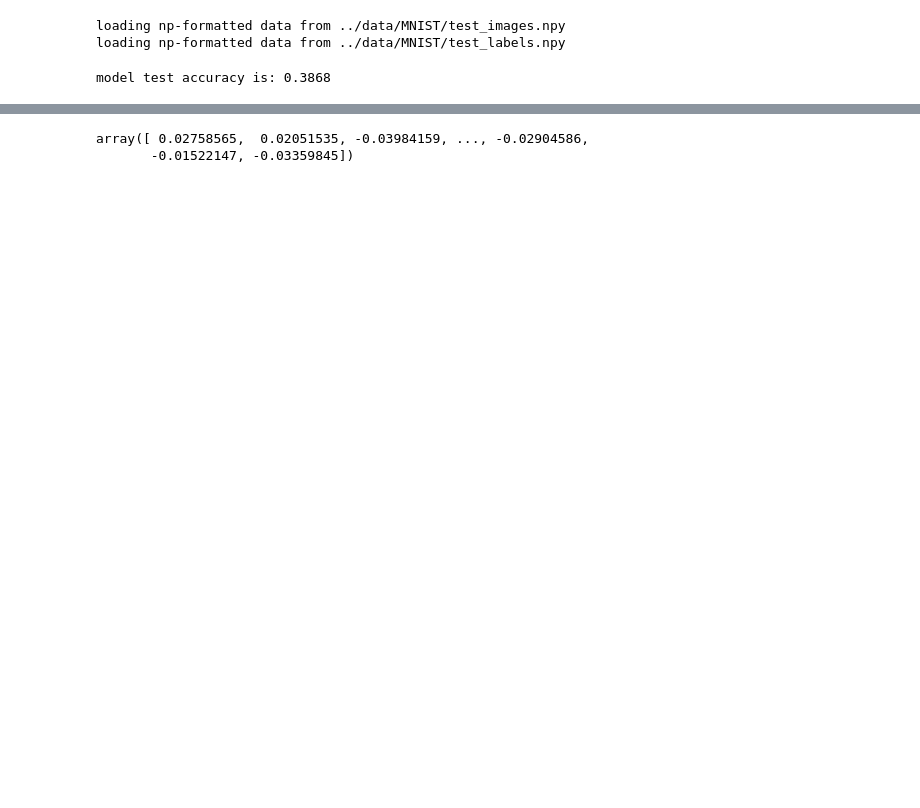
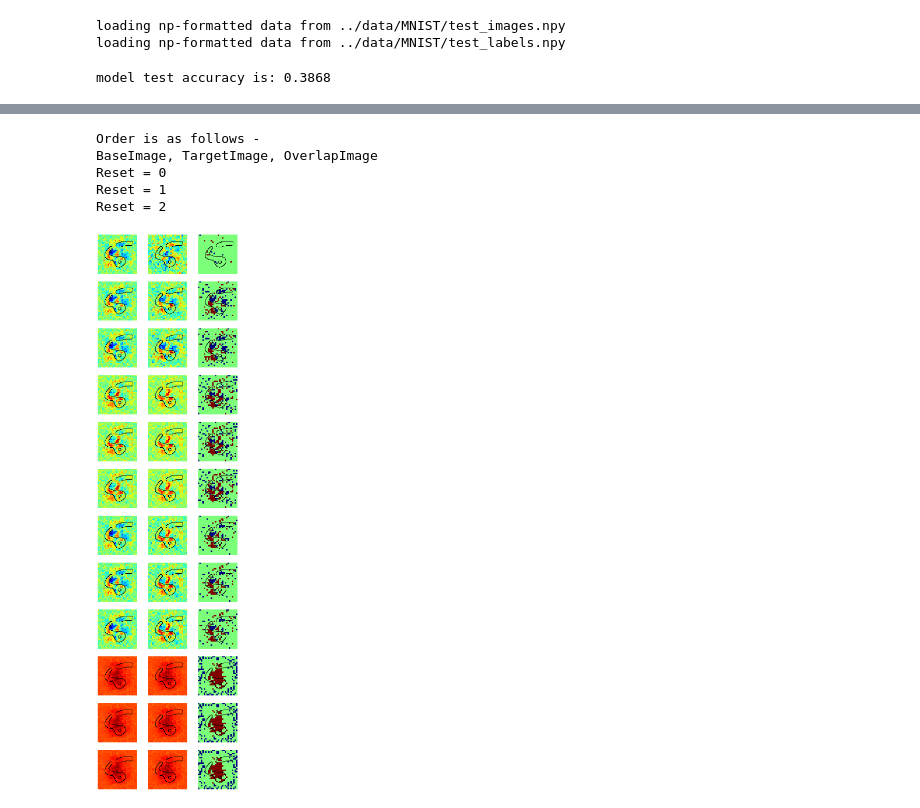
Before and after one commit to MichaelMMeskhi/TransferLRP, a Jupyter notebook: LRP_demo.ipynb, the cells around one changed output, grey strips where cells are left out. Saved outputs shown, nothing was run; the diff lists cells and outputs as text; code cells hidden in the pictures; blank space fills up the shorter version.

Commit message:
Grid added in notebook

```diff
--- a/LRP_demo.ipynb
+++ b/LRP_demo.ipynb
@@ -27,6 +27,6 @@ nn.drop_softmax_output_layer() #drop softnax output layer for analyses
 loading plain text model from ../mnist_mlp-Base.txt
 removing softmax output mapping
 # %%
-nn_target = model_io.read('../mnist_mlp-Target.txt') # 99.16% prediction accuracy
+nn_target = model_io.read('../mnist_mlp-DeepTarget.txt') # 99.16% prediction accuracy
 nn_target.drop_softmax_output_layer() #drop softnax output layer for analyses
 # %% [output]
@@ -70,7 +70,7 @@ I = np.arange(X.shape[0])
 #I = np.random.permutation(I)
 # %%
 #Select a Digit between 5-9
-digit = 8
+digit = 5
 for i in I:
   if np.argmax(Y[i])+5 == digit:
     break
@@ -198,6 +201,10 @@ Here is, lrp
-# %%
-R = R[0]
-R_target = R_target[0]
+# %%
+for i in range(len(lrp_type)):
+    R_base[i] = R_base[i][0]
+
+for i in range(len(lrp_type)):
+    for j in range(len(reset_values)):
+        R_target[lrp_type[i]][j] = R_target[lrp_type[i]][j][0]
 # %%
 # Overlap Image
 # r, g, b = cv2.split(hm)
@@ -274,5 +273,27 @@ Common blue pixels 6
-# %%
-nn_target.modules[7].W[0]
-# %% [output]
-array([ 0.02758565,  0.02051535, -0.03984159, ..., -0.02904586,
-       -0.01522147, -0.03359845])
+# %%
+
+fig, grid = plt.subplots(12, 3, figsize=(10,40))
+print("Order is as follows - ")
+print("BaseImage, TargetImage, OverlapImage")
+print("Reset = 0")
+print("Reset = 1")
+print("Reset = 2")
+
+for i in range(len(lrp_type)*3):
+    for j in range(3):
+        if(j==0):
+            image = hm_base[int(i/3)]
+        elif(j==2):
+            image = hm_overlap[i]
+        else:
+            image = hm_target[lrp_type[int(i/3)]][i%3]
+
+        grid[i, j].imshow(image)
+        grid[i, j].axis('off')
+# %% [output]
+Order is as follows -
+BaseImage, TargetImage, OverlapImage
+Reset = 0
+Reset = 1
+Reset = 2
+[figure, added]
```
Also changed, not shown: parts of 4 cells of this notebook, 3 other files.
